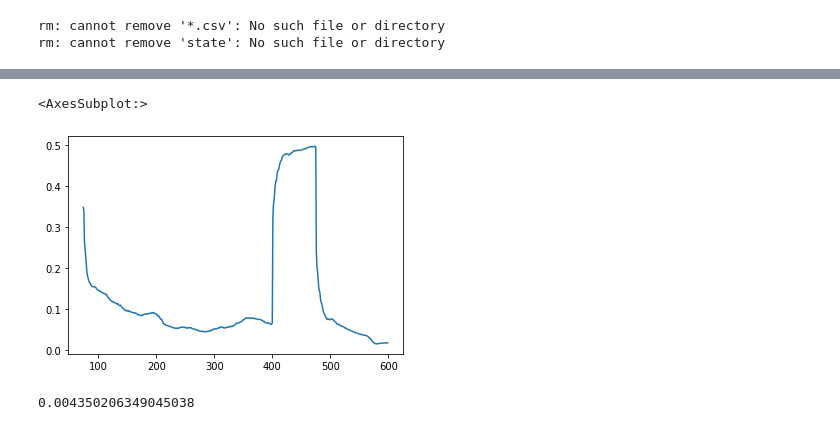
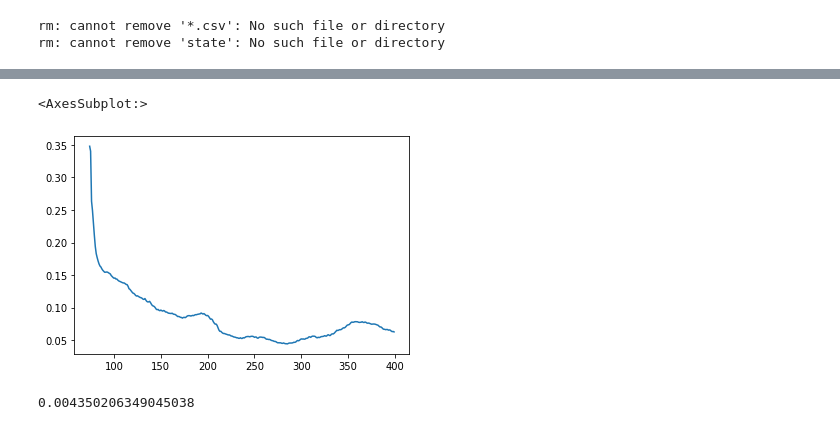
Before and after one commit to gflan/neural-pricing, a Jupyter notebook: ancufi/neural_options.ipynb, the cells around one changed output, grey strips where cells are left out. Saved outputs shown, nothing was run; the diff lists cells and outputs as text; code cells hidden in the pictures.

```diff
--- a/ancufi/neural_options.ipynb
+++ b/ancufi/neural_options.ipynb
@@ -323,8 +328,8 @@ pd.Series(losses).plot()
 # %%
-pd.Series(losses).rolling(75).mean().plot()
+pd.Series(losses[:400]).rolling(75).mean().plot()
 # %% [output]
 <AxesSubplot:>
-[figure, old version]
+[figure, new version]
 # %%
 best_loss
 # %% [output]
```
Also changed, not shown: parts of 6 cells of this notebook.
